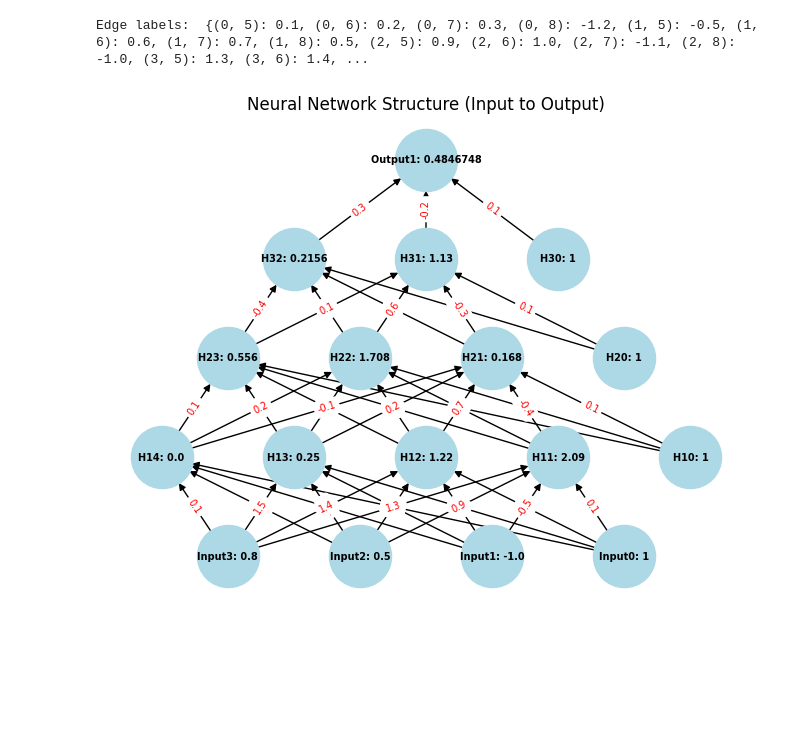
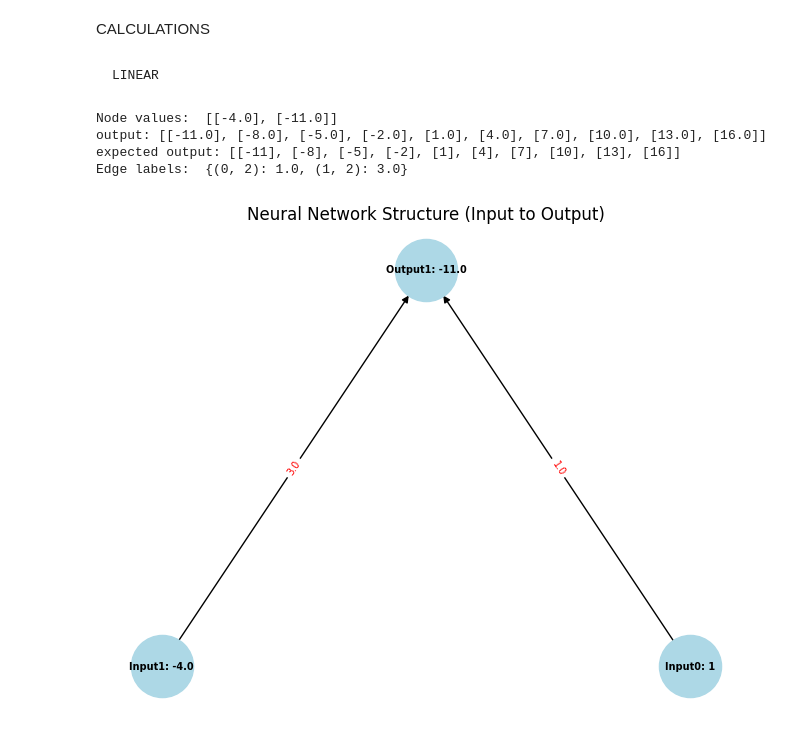
Before and after one commit to moonawar/Neural-Network, a Jupyter notebook: Bagian-A/src/Forward_Propagation_Feed_Forward_Neural_Network.ipynb, the cells around one changed output. Saved outputs shown, nothing was run; the diff lists cells and outputs as text; code cells hidden in the pictures; blank space fills up the shorter version.

Commit message:
add calculations for all testcases, and add section for user input

```diff
--- a/Bagian-A/src/Forward_Propagation_Feed_Forward_Neural_Network.ipynb
+++ b/Bagian-A/src/Forward_Propagation_Feed_Forward_Neural_Network.ipynb
@@ -118,7 +118,8 @@ class NeuralNetworkGraph:
                 self.add_edge(number_of_prev_neuron, curr_number_neuron+j)
             number_of_prev_neuron += 1
 # %%
-def saveModel(weights, layers):
+# for saving the model
+def saveModel(weights, layers, fileName):
     case_dict = {'case': {'weights': weights, 'model': {'layers': layers}}}
-    with open("../../Bagian-A/model/latest_weights_and_structures.json", 'w') as outfile:
+    with open(f"../../Bagian-A/model/{fileName}_latest_weights_and_structures.json", 'w') as outfile:
         json.dump(case_dict, outfile, indent=4)
@@ -205,45 +238,12 @@ expected output: [[0.4846748]]
-# %%
-# Initialize a directed graph for visualization
-neural_network_graph = NeuralNetworkGraph()
-
-neural_network_graph.add_all_nodes(ffnn.node_bobots)
-
-neural_network_graph.add_all_edges(ffnn.node_bobots)
-
-# Assuming neural_network_graph.graphs is your graph object
-neural_network_graphs = neural_network_graph.graphs  # Assuming this is a correct reference
-
-# Add 'layer' attribute to nodes if it's missing
-for node in neural_network_graphs.nodes():
-    if 'layer' not in neural_network_graphs.nodes[node]:
-        neural_network_graphs.nodes[node]['layer'] = 0  # Set a default layer if needed
-
-# Plot the neural network structure
-pos = nx.multipartite_layout(neural_network_graphs, subset_key="layer", align='horizontal')
-nx.draw(neural_network_graphs, pos, with_labels=True, labels=neural_network_graph.node_labels, node_size=2000, node_color="lightblue", font_size=7, font_weight="bold")
-
-# Add edge labels for better understanding
-edge_labels = {}
-index = 0
-sub_index = 0
-sub_sub_index = 0
-for u, v in neural_network_graphs.edges():
-    edge_labels[(u,v)] = weights[index][sub_index][sub_sub_index]
-    if(sub_sub_index+1<len(weights[index][sub_index])):
-        sub_sub_index += 1
-    else:
-        sub_sub_index = 0
-        if(sub_index+1<len(weights[index])):
-            sub_index += 1
-        else:
-            sub_index = 0
-            index += 1
-print("Edge labels: ",edge_labels)
-nx.draw_networkx_edge_labels(neural_network_graphs, pos, edge_labels=edge_labels, font_size=7, font_color='red')
-
-plt.title("Neural Network Structure (Input to Output)")
-plt.axis('off')
-plt.show()
-# %% [output]
-Edge labels:  {(0, 5): 0.1, (0, 6): 0.2, (0, 7): 0.3, (0, 8): -1.2, (1, 5): -0.5, (1, 6): 0.6, (1, 7): 0.7, (1, 8): 0.5, (2, 5): 0.9, (2, 6): 1.0, (2, 7): -1.1, (2, 8): -1.0, (3, 5): 1.3, (3, 6): 1.4, ...
-[figure, removed]
+# %% [markdown]
+CALCULATIONS
+# %% [markdown]
+    LINEAR
+# %%
+calculateWithoutSavedModel("linear")
+# %% [output]
+Node values:  [[-4.0], [-11.0]]
+output: [[-11.0], [-8.0], [-5.0], [-2.0], [1.0], [4.0], [7.0], [10.0], [13.0], [16.0]]
+expected output: [[-11], [-8], [-5], [-2], [1], [4], [7], [10], [13], [16]]
+Edge labels:  {(0, 2): 1.0, (1, 2): 3.0}
+[figure, added]
```
Also changed, not shown: parts of 18 cells of this notebook, 8 other files.
